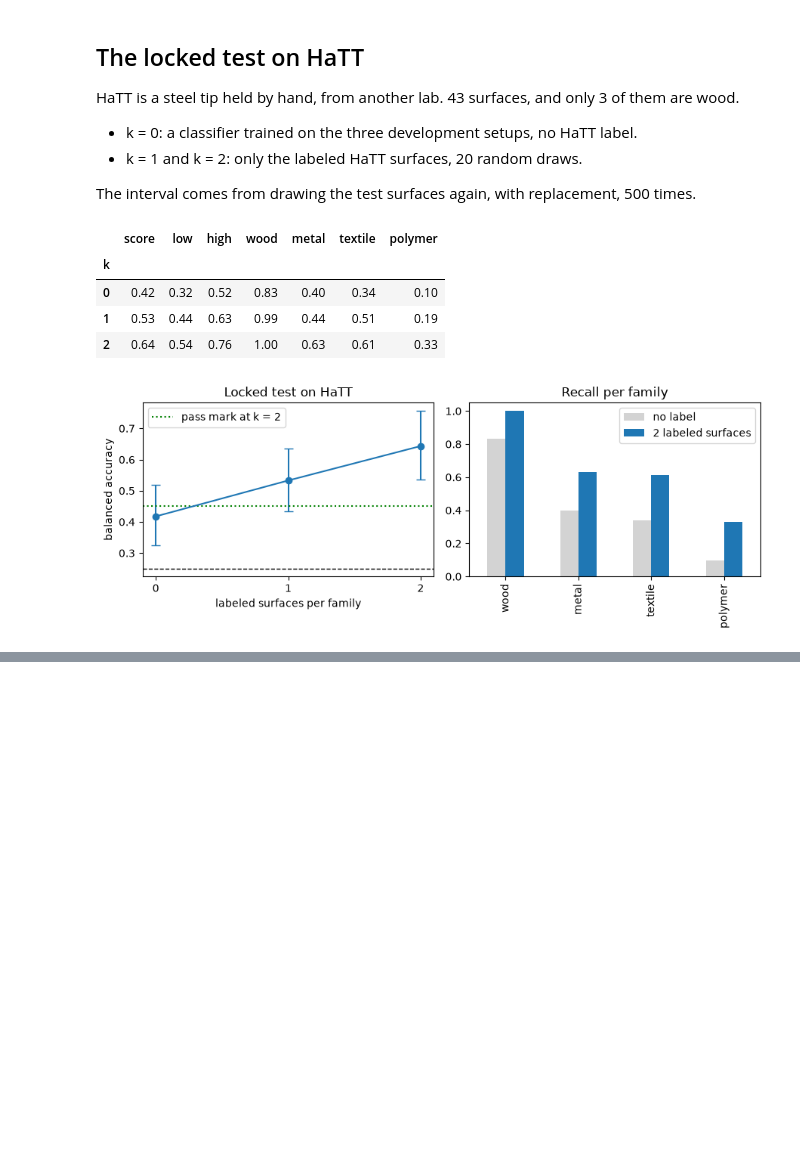
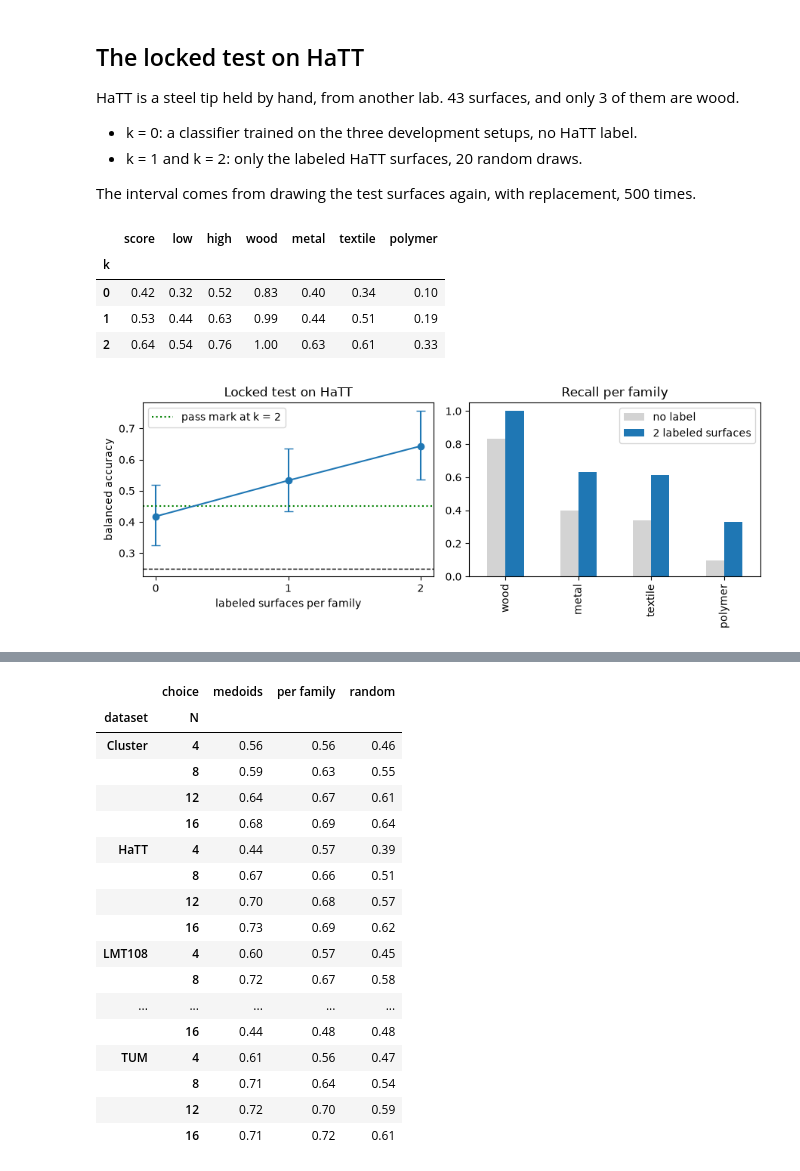
Before and after one commit to leopoldch/hear-you-scrape, a Jupyter notebook: 5_few_labels.ipynb, the cells around one changed output, grey strips where cells are left out. Drawn from its saved outputs; the diff is of its cells as text; code cells hidden in the pictures; blank space fills up the shorter version.

```diff
--- a/5_few_labels.ipynb
+++ b/5_few_labels.ipynb
@@ -153,0 +171,82 @@ plt.savefig("results/few_labels_locked_test.png", dpi=120)
+# %%
+from sklearn.cluster import KMeans
+
+saved = np.load("cache/vibration_vectors_3khz.npz", allow_pickle=True)
+slide = pd.DataFrame({c: saved[c] for c in ["dataset", "surface", "family"]})
+
+
+def surfaces_of(dataset, table=slide, vectors=saved["vectors"]):
+    # one mean vector per labeled surface of a dataset, and its family (TUM: no textile, it has only 4)
+    rows = ((table.dataset == dataset) & (table.family != "")).to_numpy()
+    if dataset == "TUM":
+        rows = rows & (table.family != "textile").to_numpy()
+    means = pd.DataFrame(vectors[rows]).groupby(table.surface[rows].to_numpy()).mean()
+    family = table[rows].drop_duplicates("surface").set_index("surface").family.loc[means.index]
+    return means, family
+
+
+def probe_score(x, y, labeled):
+    # trained on the labeled surfaces only, balanced accuracy on all the others (a family never labeled scores 0)
+    test = np.setdiff1d(np.arange(len(y)), labeled)
+    if len(np.unique(y[labeled])) < 2:
+        answers = np.full(len(test), y[labeled][0])
+    else:
+        model = LogisticRegression(C=0.1, max_iter=5000, class_weight="balanced").fit(x[labeled], y[labeled])
+        answers = model.predict(x[test])
+    return balanced_accuracy_score(y[test], answers)
+
+
+def medoids(x, n, seed):
+    groups = KMeans(n, n_init=4, random_state=seed).fit(x)
+    distance = ((x[:, None] - groups.cluster_centers_[None]) ** 2).sum(-1)
+    return np.unique(distance.argmin(axis=0))
+
+
+def per_family(y, n, rng):
+    k = max(1, n // len(np.unique(y)))
+    return np.concatenate([rng.choice(np.flatnonzero(y == f), min(k, (y == f).sum() - 1), replace=False) for f in np.unique(y)])
+
+
+def compare_choices(x, y, sizes, subsets=40, draws=20):
+    rng = np.random.default_rng(0)
+    rows = []
+    for subset in range(subsets):
+        keep = rng.choice(len(y), int(round(0.8 * len(y))), replace=False)
+        xs, ys = x[keep], y[keep]
+        xs = (xs - xs.mean(0)) / (xs.std(0) + 1e-6)
+        z = PCA(min(20, len(ys) - 1), random_state=0).fit_transform(xs)
+        for n in sizes:
+            rows.append({"subset": subset, "N": n, "choice": "medoids", "score": probe_score(xs, ys, medoids(z, n, subset))})
+            rows.append({"subset": subset, "N": n, "choice": "random",
+                         "score": np.mean([probe_score(xs, ys, rng.choice(len(ys), n, replace=False)) for _ in range(draws)])})
+            rows.append({"subset": subset, "N": n, "choice": "per family",
+                         "score": np.mean([probe_score(xs, ys, per_family(ys, n, rng)) for _ in range(draws)])})
+    return pd.DataFrame(rows)
+
+
+rows = []
+for dataset in ["HaTT", "LMT108", "TUM", "SENS3", "Cluster"]:
+    means, family = surfaces_of(dataset)
+    rows.append(compare_choices(means.to_numpy(), family.to_numpy(), [4, 8, 12, 16]).assign(dataset=dataset))
+choices = pd.concat(rows)
+choices.to_csv("results/few_labels_choosing_surfaces.csv", index=False)
+choices.pivot_table(index=["dataset", "N"], columns="choice", values="score").round(2)
+# %% [output]
+|  | choice | medoids | per family | random |
+| dataset | N |  |  |  |
+| Cluster | 4 | 0.56 | 0.56 | 0.46 |
+|  | 8 | 0.59 | 0.63 | 0.55 |
+|  | 12 | 0.64 | 0.67 | 0.61 |
+|  | 16 | 0.68 | 0.69 | 0.64 |
+| HaTT | 4 | 0.44 | 0.57 | 0.39 |
+|  | 8 | 0.67 | 0.66 | 0.51 |
+|  | 12 | 0.70 | 0.68 | 0.57 |
+|  | 16 | 0.73 | 0.69 | 0.62 |
+| LMT108 | 4 | 0.60 | 0.57 | 0.45 |
+|  | 8 | 0.72 | 0.67 | 0.58 |
+| ... | ... | ... | ... | ... |
+|  | 16 | 0.44 | 0.48 | 0.48 |
+| TUM | 4 | 0.61 | 0.56 | 0.47 |
+|  | 8 | 0.71 | 0.64 | 0.54 |
+|  | 12 | 0.72 | 0.70 | 0.59 |
+|  | 16 | 0.71 | 0.72 | 0.61 |
```
Also changed, not shown: parts of 8 cells of this notebook, 6 other files.
